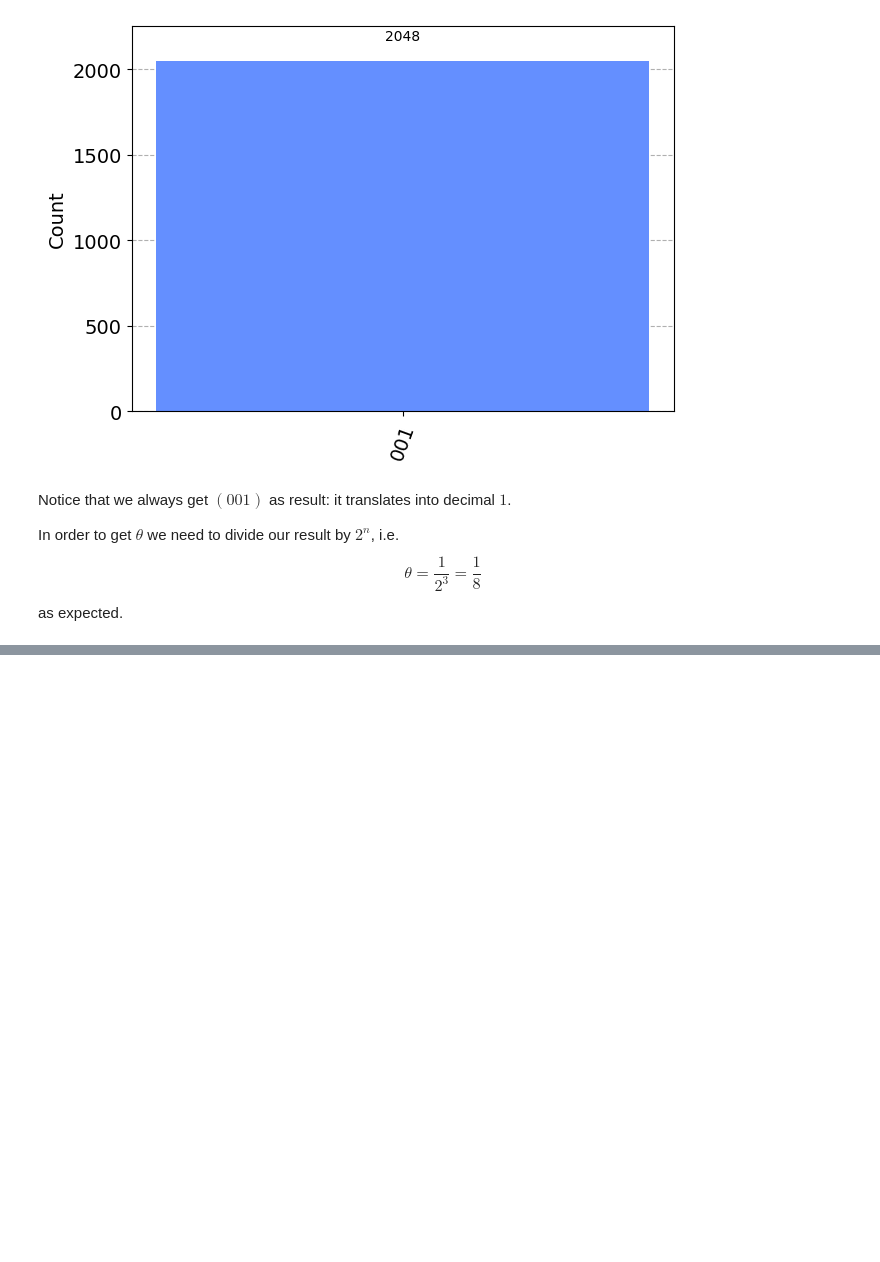
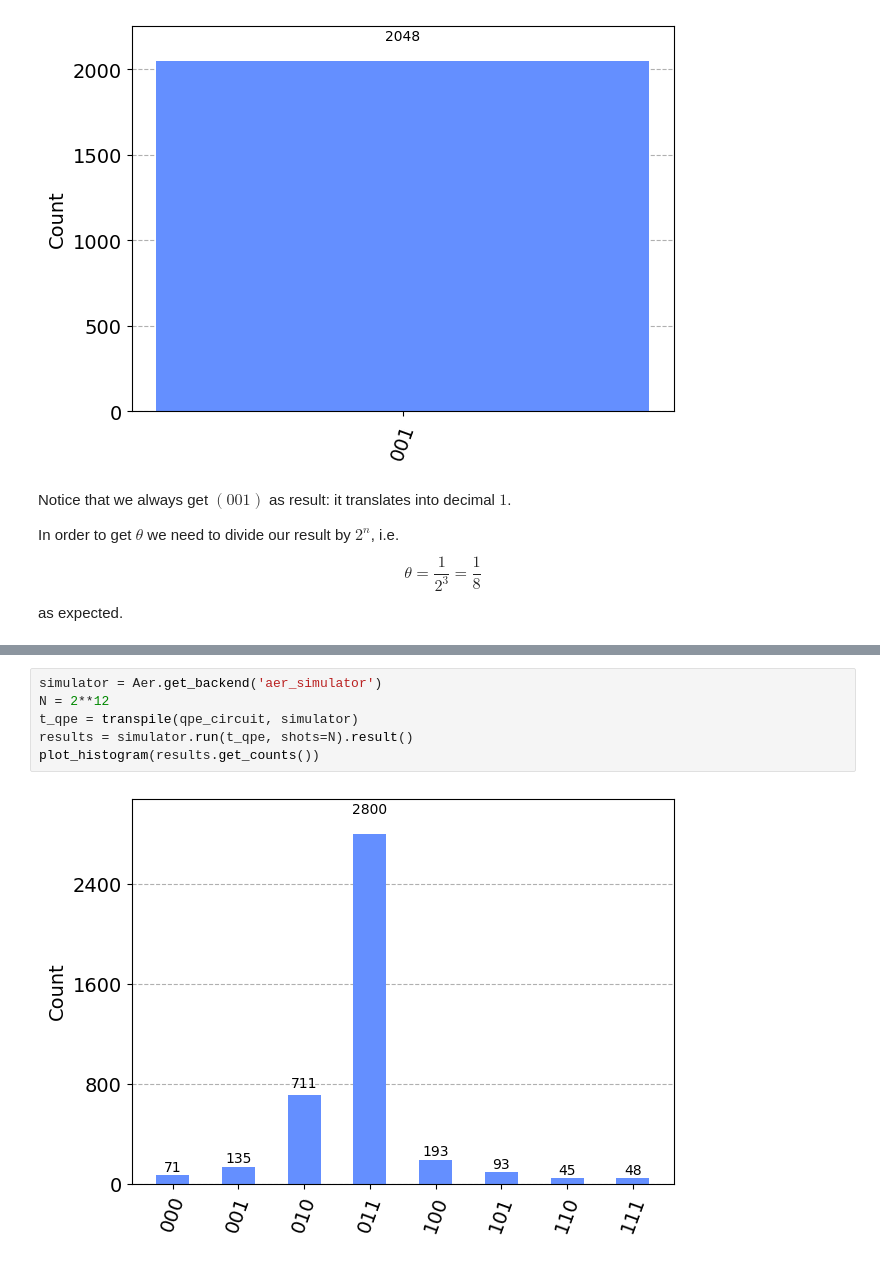
Before and after one commit to Grufoony/Physics_Unibo, a Jupyter notebook: src/Quantum_Computing/phase_estimation.ipynb, the cells around one changed output, grey strips where cells are left out. Saved outputs shown, nothing was run; the diff lists cells and outputs as text; blank space fills up the shorter version.

```diff
--- a/src/Quantum_Computing/phase_estimation.ipynb
+++ b/src/Quantum_Computing/phase_estimation.ipynb
@@ -82,0 +120,8 @@ as expected.
+# %%
+simulator = Aer.get_backend('aer_simulator')
+N = 2**12
+t_qpe = transpile(qpe_circuit, simulator)
+results = simulator.run(t_qpe, shots=N).result()
+plot_histogram(results.get_counts())
+# %% [output]
+[figure, added]
```
Also changed, not shown: parts of 8 cells of this notebook, 1 other file.
